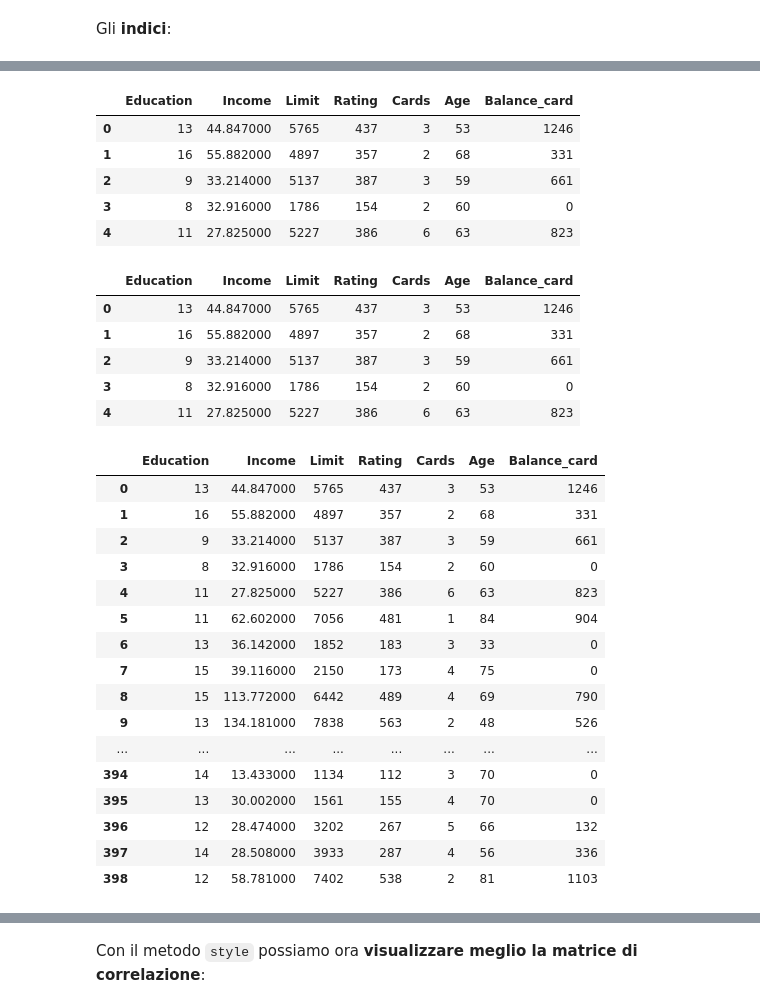
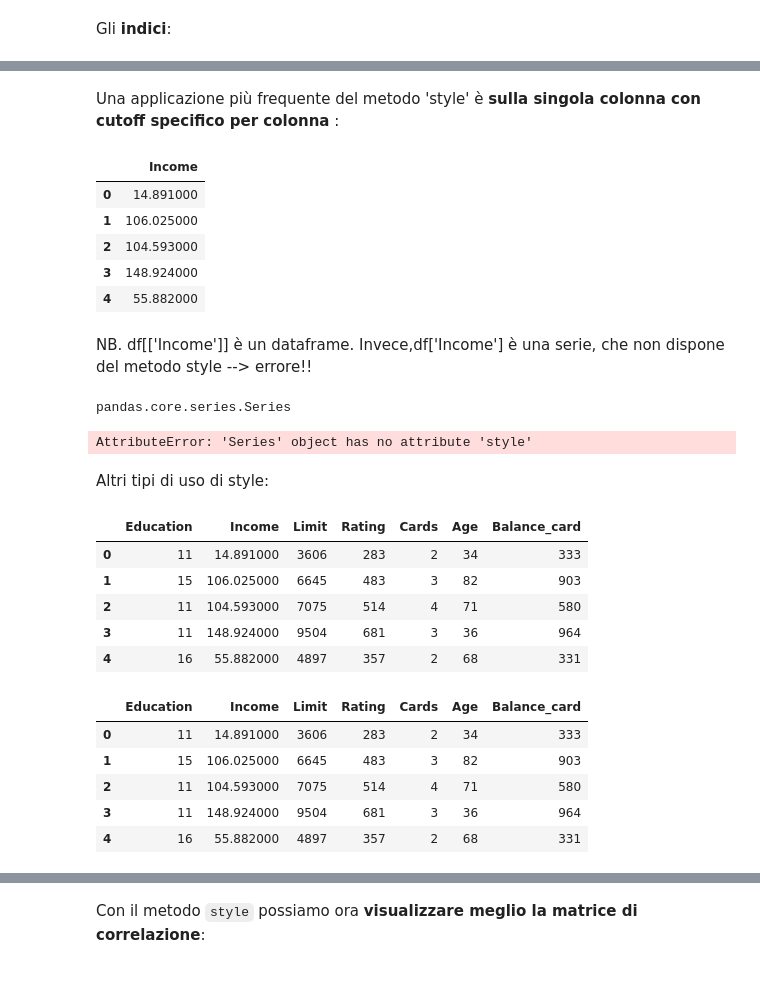
Before and after one commit to antonio-corsi/Corso-Python-Aula-Mediolanum, a Jupyter notebook: Dataframe.ipynb, the cells around one changed output, grey strips where cells are left out. Saved outputs shown, nothing was run; the diff lists cells and outputs as text; code cells hidden in the pictures; blank space fills up the shorter version.

Commit message:
Modifica dopo giornata 2 (23.9.25)
Il notebook 'Dataframe' con le modifiche fatte durante la giornata odierna (23.9.25)

```diff
--- a/Dataframe.ipynb
+++ b/Dataframe.ipynb
@@ -214,6 +300,8 @@ df.sample(n=10, random_state=100)
 # %%
-n = df.shape[0]    # il numero di righe del dataframe
-df = df.sample(n,random_state=1000)   # il trucco è qua, il campionamento è fatto su TUTTE le righe, e quindi costituisce uno shuffling
-display(df)
+n = df.shape[0]                           # il numero di righe del dataframe
+df_sample = df.sample(n,random_state=1)   # il trucco è qua, il campionamento è fatto su TUTTE le righe,
+                                          # SENZA RI-IMMISSIONE del cliente estratto nell'urna (il dataframe),
+                                          #  e quindi costituisce uno shuffling
+display(df_sample)
 # %% [output]
 |  | Income | Limit | Rating | Cards | Age | Education | Gender | Student | Married | Ethnicity | ... |
@@ -284,36 +437,40 @@ Il metodo `style`:
+# %% [markdown]
+Una applicazione più frequente del metodo 'style' è **sulla singola colonna con cutoff specifico per colonna**
+:
 # %%
-df.select_dtypes('number').head().style.map(lambda v: 'color: red' if v < 150 else '')
+df[['Income']].head().style.map(lambda v: 'color: red' if v > 100 else '')
 # %% [output]
-|  | Education | Income | Limit | Rating | Cards | Age | Balance_card |
-| 0 | 13 | 44.847000 | 5765 | 437 | 3 | 53 | 1246 |
-| 1 | 16 | 55.882000 | 4897 | 357 | 2 | 68 | 331 |
-| 2 | 9 | 33.214000 | 5137 | 387 | 3 | 59 | 661 |
-| 3 | 8 | 32.916000 | 1786 | 154 | 2 | 60 | 0 |
-| 4 | 11 | 27.825000 | 5227 | 386 | 6 | 63 | 823 |
+|  | Income |
+| 0 | 14.891000 |
+| 1 | 106.025000 |
+| 2 | 104.593000 |
+| 3 | 148.924000 |
+| 4 | 55.882000 |
+# %% [markdown]
+NB. df[['Income']] è un dataframe. Invece,df['Income'] è una serie, che non dispone del metodo style --> errore!!
+# %%
+type(df['Income'])
+# %% [output]
+pandas.core.series.Series
+# %%
+df['Income'].head().style.map(lambda v: 'color: red' if v > 100 else '')   # --> Series' object has no attribute 'style'
+# %% [output]
+AttributeError: 'Series' object has no attribute 'style'
+# %% [markdown]
+Altri tipi di uso di style:
 # %%
 display(df.select_dtypes('number').head().style.bar(subset=['Income'], color='lightblue'))
-df.select_dtypes('number').style.bar(subset=['Income', 'Balance_card'], color='#d65f5f')
+df.select_dtypes('number').head().style.bar(subset=['Income', 'Balance_card'], color='#d65f5f')
 # %% [output]
 |  | Education | Income | Limit | Rating | Cards | Age | Balance_card |
-| 0 | 13 | 44.847000 | 5765 | 437 | 3 | 53 | 1246 |
-| 1 | 16 | 55.882000 | 4897 | 357 | 2 | 68 | 331 |
-| 2 | 9 | 33.214000 | 5137 | 387 | 3 | 59 | 661 |
-| 3 | 8 | 32.916000 | 1786 | 154 | 2 | 60 | 0 |
-| 4 | 11 | 27.825000 | 5227 | 386 | 6 | 63 | 823 |
+| 0 | 11 | 14.891000 | 3606 | 283 | 2 | 34 | 333 |
+| 1 | 15 | 106.025000 | 6645 | 483 | 3 | 82 | 903 |
+| 2 | 11 | 104.593000 | 7075 | 514 | 4 | 71 | 580 |
+| 3 | 11 | 148.924000 | 9504 | 681 | 3 | 36 | 964 |
+| 4 | 16 | 55.882000 | 4897 | 357 | 2 | 68 | 331 |
 |  | Education | Income | Limit | Rating | Cards | Age | Balance_card |
-| 0 | 13 | 44.847000 | 5765 | 437 | 3 | 53 | 1246 |
-| 1 | 16 | 55.882000 | 4897 | 357 | 2 | 68 | 331 |
-| 2 | 9 | 33.214000 | 5137 | 387 | 3 | 59 | 661 |
-| 3 | 8 | 32.916000 | 1786 | 154 | 2 | 60 | 0 |
-| 4 | 11 | 27.825000 | 5227 | 386 | 6 | 63 | 823 |
-| 5 | 11 | 62.602000 | 7056 | 481 | 1 | 84 | 904 |
-| 6 | 13 | 36.142000 | 1852 | 183 | 3 | 33 | 0 |
-| 7 | 15 | 39.116000 | 2150 | 173 | 4 | 75 | 0 |
-| 8 | 15 | 113.772000 | 6442 | 489 | 4 | 69 | 790 |
-| 9 | 13 | 134.181000 | 7838 | 563 | 2 | 48 | 526 |
-| ... | ... | ... | ... | ... | ... | ... | ... |
-| 394 | 14 | 13.433000 | 1134 | 112 | 3 | 70 | 0 |
-| 395 | 13 | 30.002000 | 1561 | 155 | 4 | 70 | 0 |
-| 396 | 12 | 28.474000 | 3202 | 267 | 5 | 66 | 132 |
-| 397 | 14 | 28.508000 | 3933 | 287 | 4 | 56 | 336 |
-| 398 | 12 | 58.781000 | 7402 | 538 | 2 | 81 | 1103 |
+| 0 | 11 | 14.891000 | 3606 | 283 | 2 | 34 | 333 |
+| 1 | 15 | 106.025000 | 6645 | 483 | 3 | 82 | 903 |
+| 2 | 11 | 104.593000 | 7075 | 514 | 4 | 71 | 580 |
+| 3 | 11 | 148.924000 | 9504 | 681 | 3 | 36 | 964 |
+| 4 | 16 | 55.882000 | 4897 | 357 | 2 | 68 | 331 |
```
Also changed, not shown: parts of 62 cells of this notebook.
